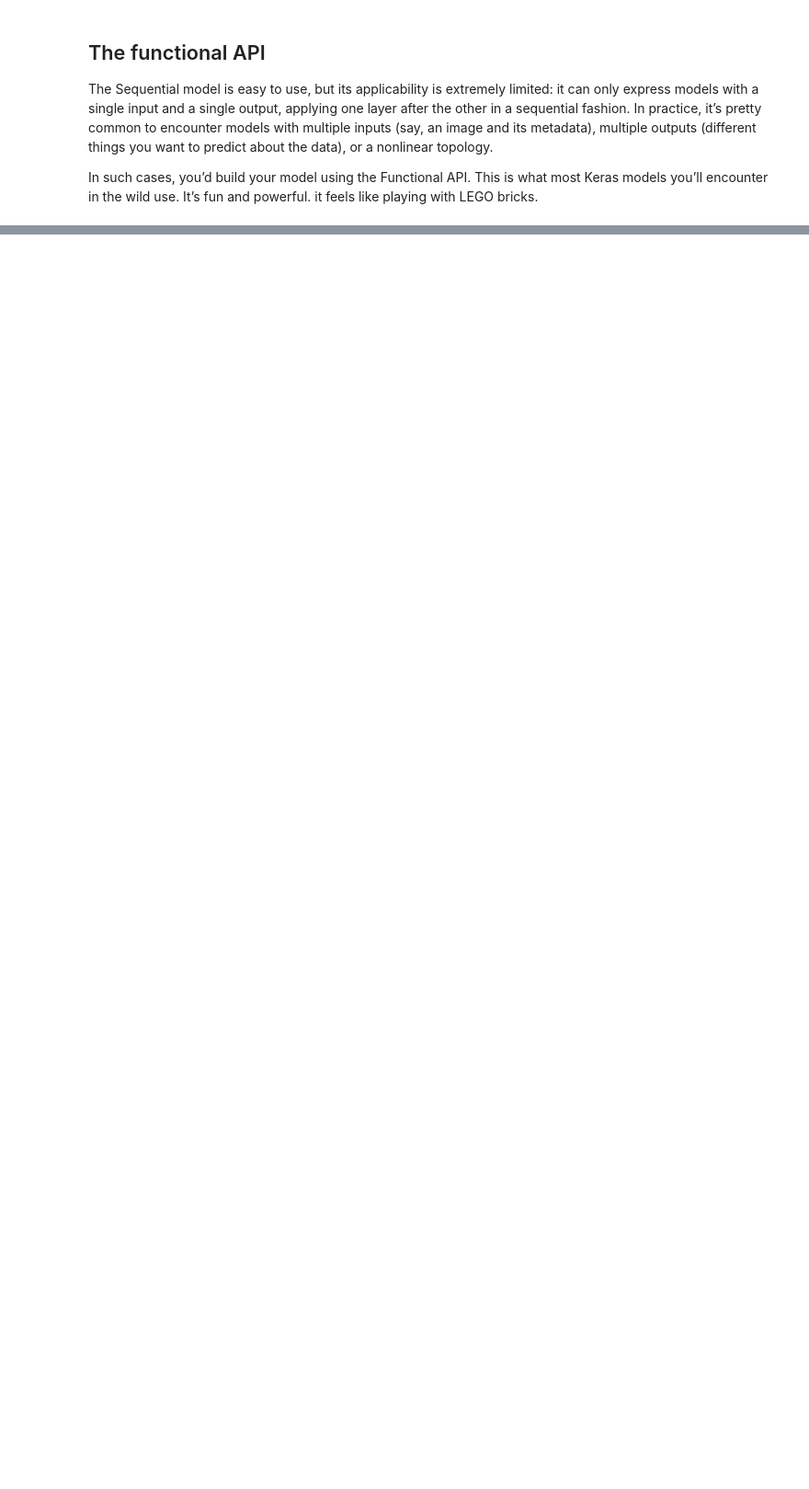
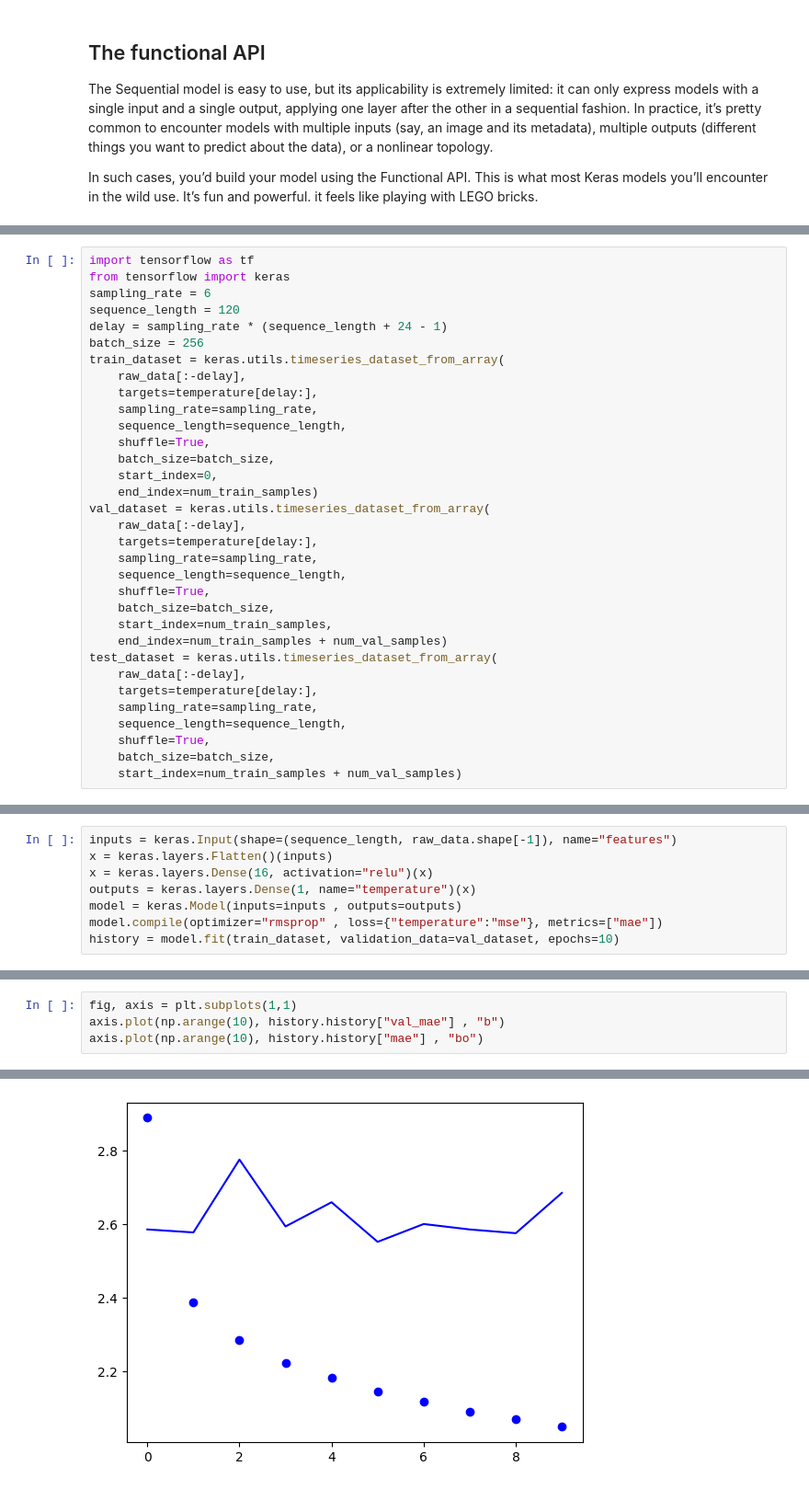
Before and after one commit to atoraby/Neural-networks, a Jupyter notebook: NeuralNetworks.ipynb, the cells around one changed output, grey strips where cells are left out. Shown: that part at 92% size. Cells and saved outputs as stored; diff of their text form; blank space fills up the shorter version.

```diff
--- a/NeuralNetworks.ipynb
+++ b/NeuralNetworks.ipynb
@@ -1242,0 +1598,33 @@ In such cases, you’d build your model using the Functional API. This is what m
+# %%
+import tensorflow as tf
+from tensorflow import keras
+sampling_rate = 6
+sequence_length = 120
+delay = sampling_rate * (sequence_length + 24 - 1)
+batch_size = 256
+train_dataset = keras.utils.timeseries_dataset_from_array(
+    raw_data[:-delay],
+    targets=temperature[delay:],
+    sampling_rate=sampling_rate,
+    sequence_length=sequence_length,
+    shuffle=True,
+    batch_size=batch_size,
+    start_index=0,
+    end_index=num_train_samples)
+val_dataset = keras.utils.timeseries_dataset_from_array(
+    raw_data[:-delay],
+    targets=temperature[delay:],
+    sampling_rate=sampling_rate,
+    sequence_length=sequence_length,
+    shuffle=True,
+    batch_size=batch_size,
+    start_index=num_train_samples,
+    end_index=num_train_samples + num_val_samples)
+test_dataset = keras.utils.timeseries_dataset_from_array(
+    raw_data[:-delay],
+    targets=temperature[delay:],
+    sampling_rate=sampling_rate,
+    sequence_length=sequence_length,
+    shuffle=True,
+    batch_size=batch_size,
+    start_index=num_train_samples + num_val_samples)
@@ -1242,0 +1690,8 @@ In such cases, you’d build your model using the Functional API. This is what m
+# %%
+inputs = keras.Input(shape=(sequence_length, raw_data.shape[-1]), name="features")
+x = keras.layers.Flatten()(inputs)
+x = keras.layers.Dense(16, activation="relu")(x)
+outputs = keras.layers.Dense(1, name="temperature")(x)
+model = keras.Model(inputs=inputs , outputs=outputs)
+model.compile(optimizer="rmsprop" , loss={"temperature":"mse"}, metrics=["mae"])
+history = model.fit(train_dataset, validation_data=val_dataset, epochs=10)
@@ -1242,0 +1719,5 @@ In such cases, you’d build your model using the Functional API. This is what m
+# %%
+fig, axis = plt.subplots(1,1)
+axis.plot(np.arange(10), history.history["val_mae"] , "b")
+axis.plot(np.arange(10), history.history["mae"] , "bo")
+# %% [output]
@@ -1242,0 +1725 @@ In such cases, you’d build your model using the Functional API. This is what m
+[figure, added]
```
Also changed, not shown: parts of 52 cells of this notebook.
